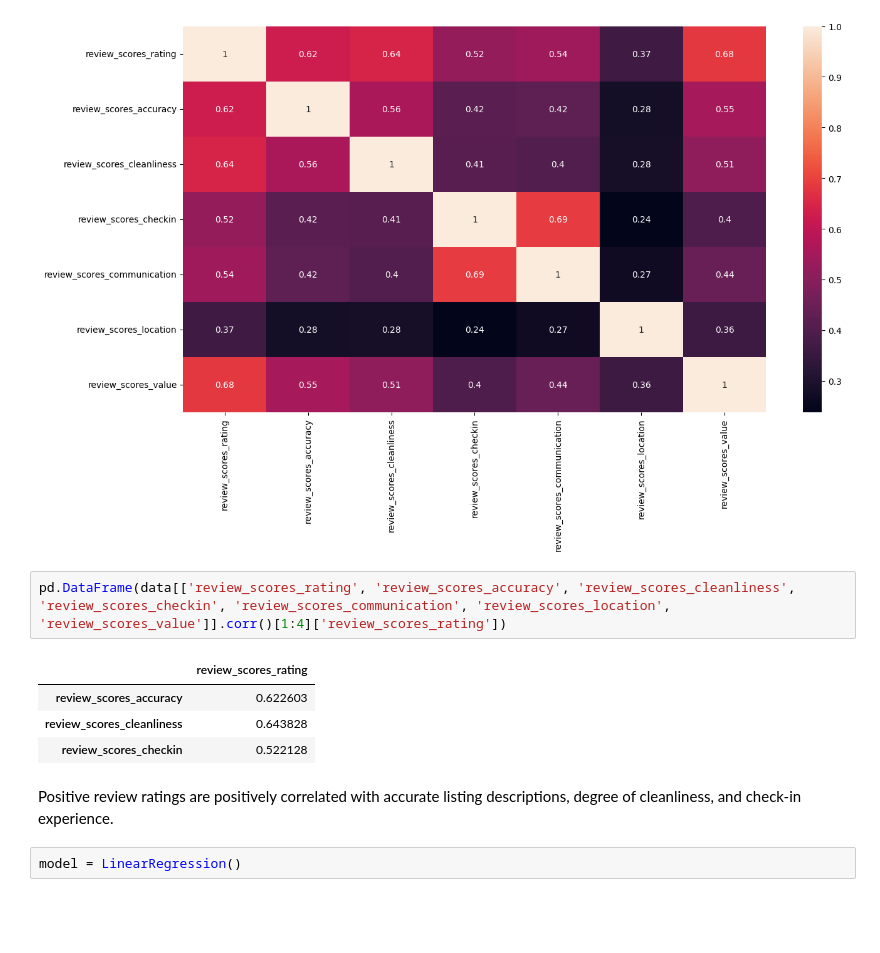
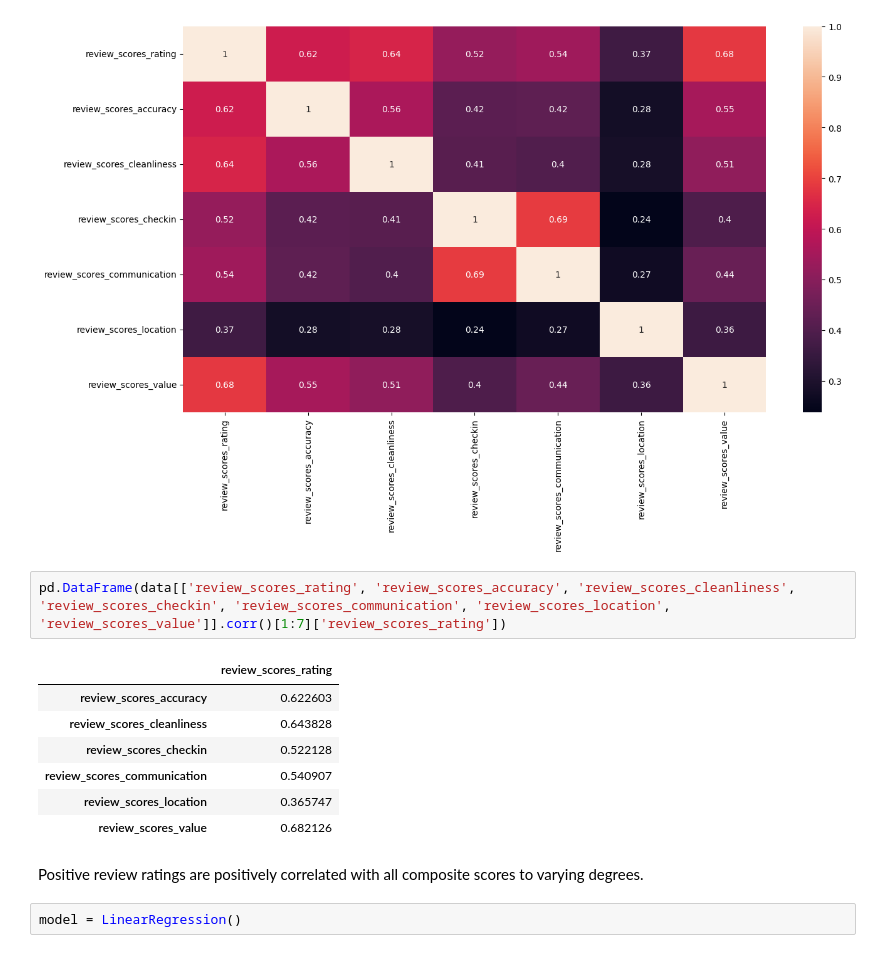
Before and after one commit to sajidsarker/seattle-airbnb-crispdm, a Jupyter notebook: seattle-airbnb-crispdm.ipynb, the cells around one changed output. Saved outputs shown, nothing was run; the diff lists cells and outputs as text; blank space fills up the shorter version.

```diff
--- a/seattle-airbnb-crispdm.ipynb
+++ b/seattle-airbnb-crispdm.ipynb
@@ -965,14 +965,17 @@ sns.heatmap(data[['review_scores_rating', 'review_scores_accuracy', 'review_scor
 <AxesSubplot: >
 [figure]
 # %%
-pd.DataFrame(data[['review_scores_rating', 'review_scores_accuracy', 'review_scores_cleanliness', 'review_scores_checkin', 'review_scores_communication', 'review_scores_location', 'review_scores_value']].corr()[1:4]['review_scores_rating'])
+pd.DataFrame(data[['review_scores_rating', 'review_scores_accuracy', 'review_scores_cleanliness', 'review_scores_checkin', 'review_scores_communication', 'review_scores_location', 'review_scores_value']].corr()[1:7]['review_scores_rating'])
 # %% [output]
 |  | review_scores_rating |
 | review_scores_accuracy | 0.622603 |
 | review_scores_cleanliness | 0.643828 |
 | review_scores_checkin | 0.522128 |
+| review_scores_communication | 0.540907 |
+| review_scores_location | 0.365747 |
+| review_scores_value | 0.682126 |
 # %% [markdown]
-Positive review ratings are positively correlated with accurate listing descriptions, degree of cleanliness, and check-in experience.
+Positive review ratings are positively correlated with all composite scores to varying degrees.
 # %%
 model = LinearRegression()
 # %%
```
Also changed, not shown: 1 other file.
